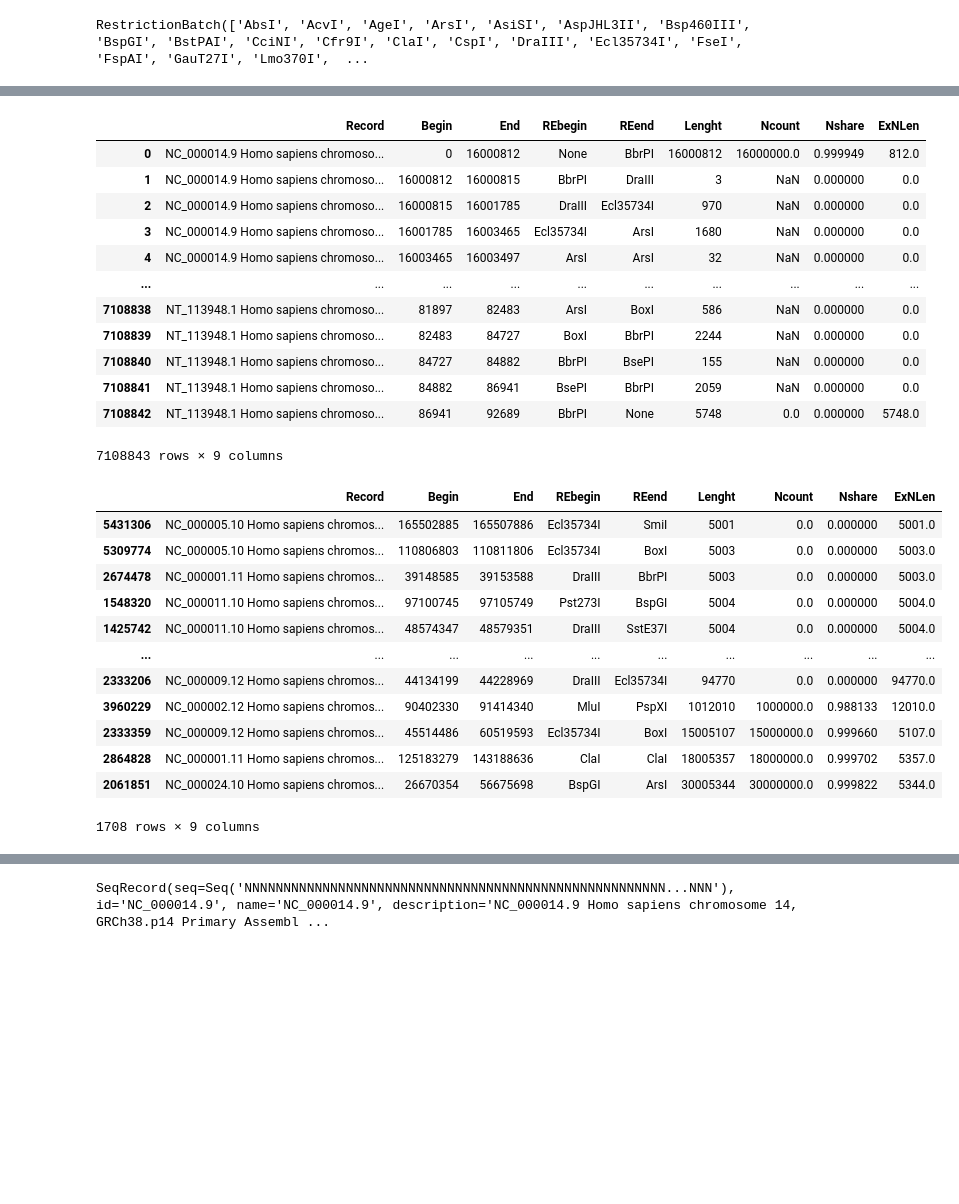
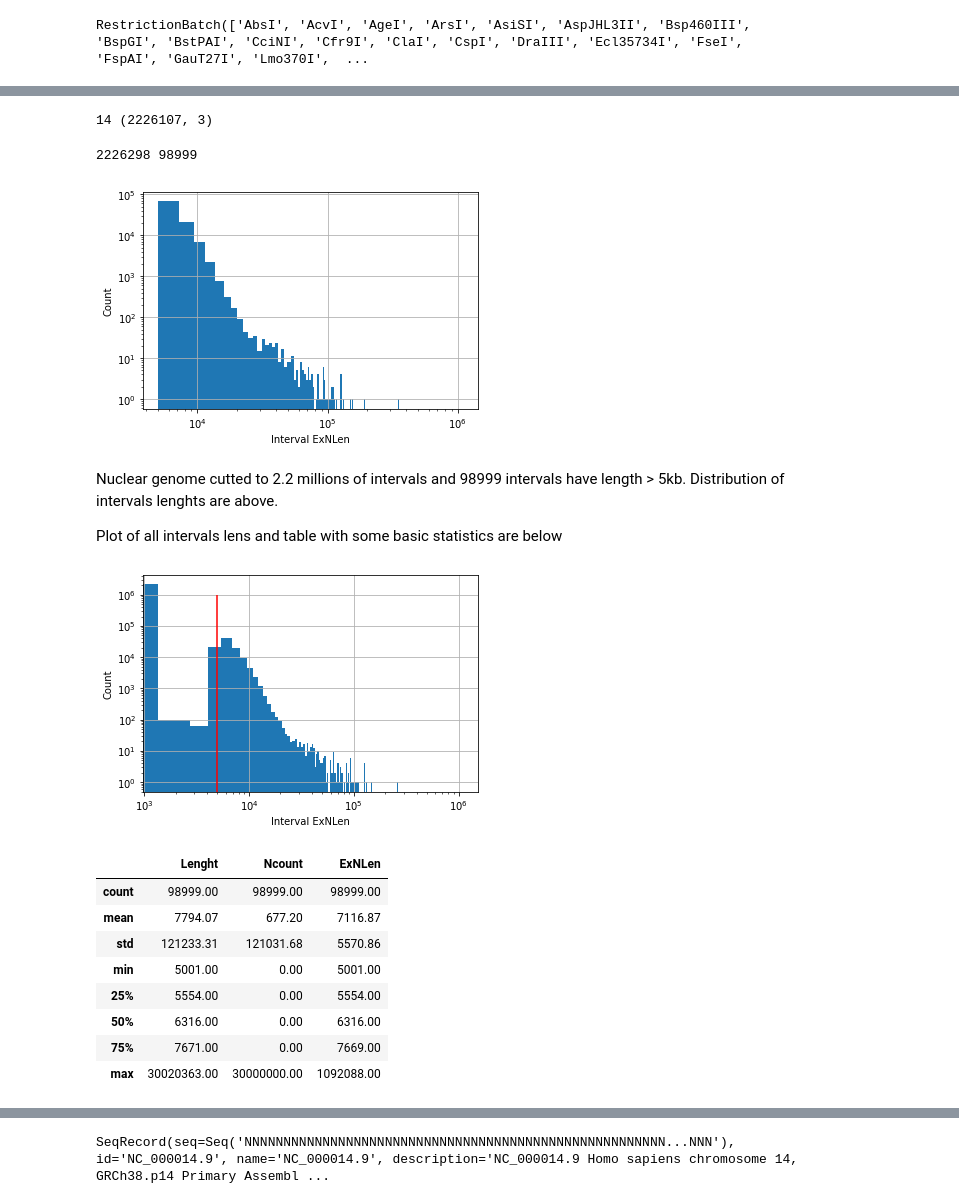
Before and after one commit to mitoclub/OldMenGenetics, a Jupyter notebook: restrictase_search/notebooks/find_re2.ipynb, the cells around one changed output, grey strips where cells are left out. Saved outputs shown, nothing was run; the diff lists cells and outputs as text; code cells hidden in the pictures; blank space fills up the shorter version.

```diff
--- a/restrictase_search/notebooks/find_re2.ipynb
+++ b/restrictase_search/notebooks/find_re2.ipynb
@@ -319,4 +325,15 @@ with Pool(threads) as p:
+# %%
+cutpos_available = cutpos[(cutpos.RE.isin(sibenzyme.RE)) | (cutpos.RE == "ClaI")]
+print(cutpos_available.RE.nunique(), cutpos_available.shape)
+# %% [output]
+14 (2226107, 3)
 # %%
+data_intervals = []
+threads = 24
+human_genome = iterate_over_records("../data/external/GCF_000001405.40/ncbi_dataset/data/GCF_000001405.40/")
+with Pool(threads) as p:
+    pre_data_intervals = p.map(partial(extract_intervals_from_one_record, cutpos=cutpos_available), human_genome)
+
 data_intervals = []
 for xx in pre_data_intervals:
     for x in xx:
@@ -325,37 +342,41 @@ for xx in pre_data_intervals:
 intervals = pd.DataFrame(data_intervals)
 intervals["Nshare"] = (intervals.Ncount / intervals.Lenght).fillna(0)
 intervals["ExNLen"] = (intervals.Lenght - intervals.Ncount).fillna(0)
+
+intervals[(intervals.ExNLen > 5000)].sort_values("Lenght")
+print(intervals.shape[0], intervals[(intervals.ExNLen > 5000)].shape[0])
+intervals[(intervals.ExNLen > 5000)].ExNLen.hist(bins=500)
+plt.yscale("log")
+plt.xscale("log")
+plt.xlabel("Interval ExNLen")
+plt.ylabel("Count")
+plt.show()
+# %% [output]
+2226298 98999
+[figure, added]
-# %%
-intervals
-# %% [output]
-|  | Record | Begin | End | REbegin | REend | Lenght | Ncount | Nshare | ExNLen |
-| 0 | NC_000014.9 Homo sapiens chromoso... | 0 | 16000812 | None | BbrPI | 16000812 | 16000000.0 | 0.999949 | 812.0 |
-| 1 | NC_000014.9 Homo sapiens chromoso... | 16000812 | 16000815 | BbrPI | DraIII | 3 | NaN | 0.000000 | 0.0 |
-| 2 | NC_000014.9 Homo sapiens chromoso... | 16000815 | 16001785 | DraIII | Ecl35734I | 970 | NaN | 0.000000 | 0.0 |
-| 3 | NC_000014.9 Homo sapiens chromoso... | 16001785 | 16003465 | Ecl35734I | ArsI | 1680 | NaN | 0.000000 | 0.0 |
-| 4 | NC_000014.9 Homo sapiens chromoso... | 16003465 | 16003497 | ArsI | ArsI | 32 | NaN | 0.000000 | 0.0 |
-| ... | ... | ... | ... | ... | ... | ... | ... | ... | ... |
-| 7108838 | NT_113948.1 Homo sapiens chromoso... | 81897 | 82483 | ArsI | BoxI | 586 | NaN | 0.000000 | 0.0 |
-| 7108839 | NT_113948.1 Homo sapiens chromoso... | 82483 | 84727 | BoxI | BbrPI | 2244 | NaN | 0.000000 | 0.0 |
-| 7108840 | NT_113948.1 Homo sapiens chromoso... | 84727 | 84882 | BbrPI | BsePI | 155 | NaN | 0.000000 | 0.0 |
-| 7108841 | NT_113948.1 Homo sapiens chromoso... | 84882 | 86941 | BsePI | BbrPI | 2059 | NaN | 0.000000 | 0.0 |
-| 7108842 | NT_113948.1 Homo sapiens chromoso... | 86941 | 92689 | BbrPI | None | 5748 | 0.0 | 0.000000 | 5748.0 |
-7108843 rows × 9 columns
+# %% [markdown]
+Nuclear genome cutted to 2.2 millions of intervals and 98999 intervals have length > 5kb. Distribution of intervals lenghts are above.
+
+Plot of all intervals lens and table with some basic statistics are below
+# %%
+intervals.ExNLen.hist(bins=800)
+plt.vlines([5000], 0, 10**6, "r")
+plt.yscale("log")
+plt.xscale("log")
+plt.xlabel("Interval ExNLen")
+plt.ylabel("Count")
+plt.show()
+# %% [output]
+[figure, added]
 # %%
-intervals[
-    (intervals.ExNLen > 5000)
-].sort_values("Lenght")#.Ncount.sum()
+intervals[(intervals.ExNLen > 5000)]["Lenght	Ncount	ExNLen".split()].describe().round(2)
 # %% [output]
-|  | Record | Begin | End | REbegin | REend | Lenght | Ncount | Nshare | ExNLen |
-| 5431306 | NC_000005.10 Homo sapiens chromos... | 165502885 | 165507886 | Ecl35734I | SmiI | 5001 | 0.0 | 0.000000 | 5001.0 |
-| 5309774 | NC_000005.10 Homo sapiens chromos... | 110806803 | 110811806 | Ecl35734I | BoxI | 5003 | 0.0 | 0.000000 | 5003.0 |
-| 2674478 | NC_000001.11 Homo sapiens chromos... | 39148585 | 39153588 | DraIII | BbrPI | 5003 | 0.0 | 0.000000 | 5003.0 |
-| 1548320 | NC_000011.10 Homo sapiens chromos... | 97100745 | 97105749 | Pst273I | BspGI | 5004 | 0.0 | 0.000000 | 5004.0 |
-| 1425742 | NC_000011.10 Homo sapiens chromos... | 48574347 | 48579351 | DraIII | SstE37I | 5004 | 0.0 | 0.000000 | 5004.0 |
-| ... | ... | ... | ... | ... | ... | ... | ... | ... | ... |
-| 2333206 | NC_000009.12 Homo sapiens chromos... | 44134199 | 44228969 | DraIII | Ecl35734I | 94770 | 0.0 | 0.000000 | 94770.0 |
-| 3960229 | NC_000002.12 Homo sapiens chromos... | 90402330 | 91414340 | MluI | PspXI | 1012010 | 1000000.0 | 0.988133 | 12010.0 |
-| 2333359 | NC_000009.12 Homo sapiens chromos... | 45514486 | 60519593 | Ecl35734I | BoxI | 15005107 | 15000000.0 | 0.999660 | 5107.0 |
-| 2864828 | NC_000001.11 Homo sapiens chromos... | 125183279 | 143188636 | ClaI | ClaI | 18005357 | 18000000.0 | 0.999702 | 5357.0 |
-| 2061851 | NC_000024.10 Homo sapiens chromos... | 26670354 | 56675698 | BspGI | ArsI | 30005344 | 30000000.0 | 0.999822 | 5344.0 |
+|  | Lenght | Ncount | ExNLen |
+| count | 98999.00 | 98999.00 | 98999.00 |
+| mean | 7794.07 | 677.20 | 7116.87 |
+| std | 121233.31 | 121031.68 | 5570.86 |
+| min | 5001.00 | 0.00 | 5001.00 |
+| 25% | 5554.00 | 0.00 | 5554.00 |
+| 50% | 6316.00 | 0.00 | 6316.00 |
+| 75% | 7671.00 | 0.00 | 7669.00 |
+| max | 30020363.00 | 30000000.00 | 1092088.00 |
-1708 rows × 9 columns
```
Also changed, not shown: parts of 16 cells of this notebook.
